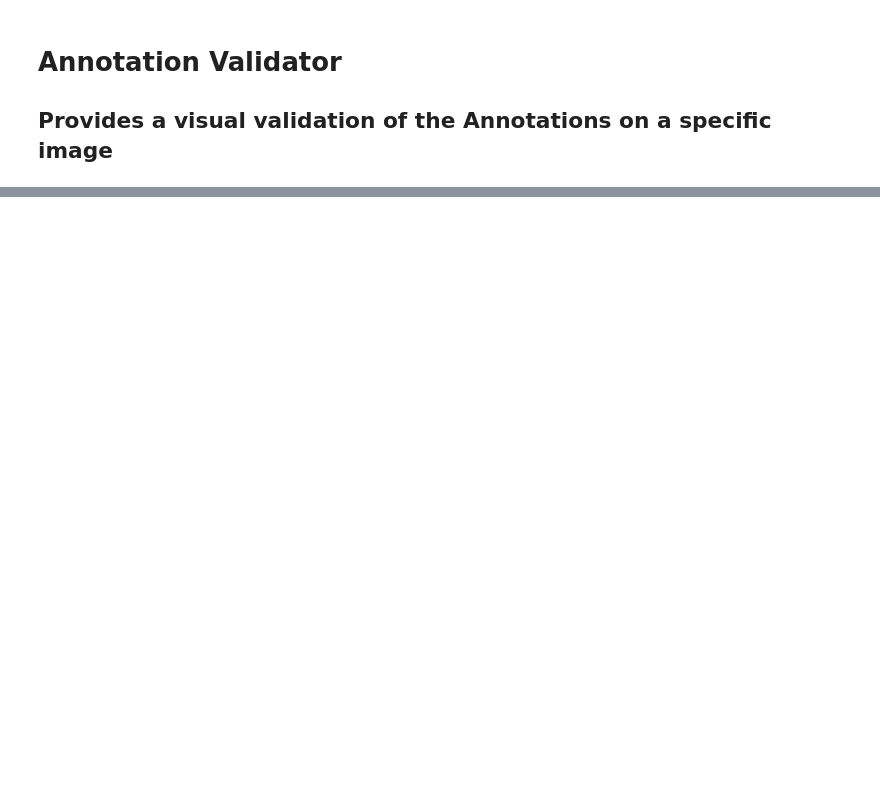
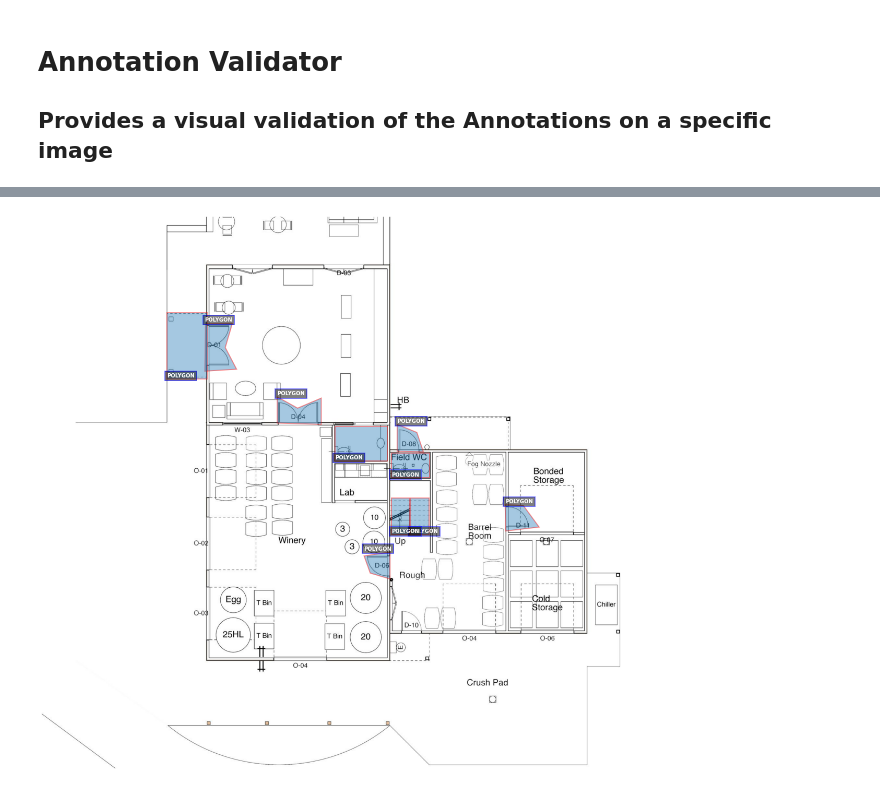
Before and after one commit to mdanswan/Annotation-Validator, a Jupyter notebook: Annotation Validator.ipynb, the cells around one changed output, grey strips where cells are left out. Drawn from its saved outputs; the diff is of its cells as text; code cells hidden in the pictures; blank space fills up the shorter version.

Commit message:
Redesigned annotation display approach; Move and Zoom implemented

```diff
--- a/Annotation Validator.ipynb
+++ b/Annotation Validator.ipynb
@@ -206,0 +303,44 @@ main.mainloop()
+# %%
+sidebar = None
+openFileBtn = None
+selectedImage = None
+annoImageFilenamesCb = None
+
+def create_sidebar(root):
+    global sidebar, openFileBtn, selectedImage, annoImageFilenamesCb
+
+    # create and pack sidebar frame
+    sidebar = Frame(root, bg=SIDEPANEL_BG)
+    sidebar.pack(side="right", fill="both")
+
+    # create and pack open file button
+    openFileBtn = ttk.Button(sidebar, text="Open Folder")
+    openFileBtn.pack()
+
+    # create combobox for displaying image names in a selected folder
+    (directory, filenames) = get_dir_img_list(root)
+    selectedImage = StringVar()
+    annoImageFilenamesCb = ttk.Combobox(sidebar, textvariable=selectedImage)
+    annoImageFilenamesCb["values"] = filenames
+    annoImageFilenamesCb.current(0)
+    annoImageFilenamesCb.pack();
+    annoImageFilenamesCb.bind('<<ComboboxSelected>>', image_changed)
+
+    return directory
+# %%
+axis = None
+main = None
+
+f = plt.figure(figsize=(1,1))
+
+# Creating a Tkinter Window to host the Annotated Image and Annotations
+main = create_window("Annotation Validator", "800x600")
+
+# Creating the sidebar which host options and functions for using the annotation validation tool
+current_img_dir = create_sidebar(main)
+
+update_canvas(annoImageFilenamesCb.get())
+
+main.mainloop()
+# %% [output]
+[figure, added]
```
Also changed, not shown: parts of 13 cells of this notebook.
